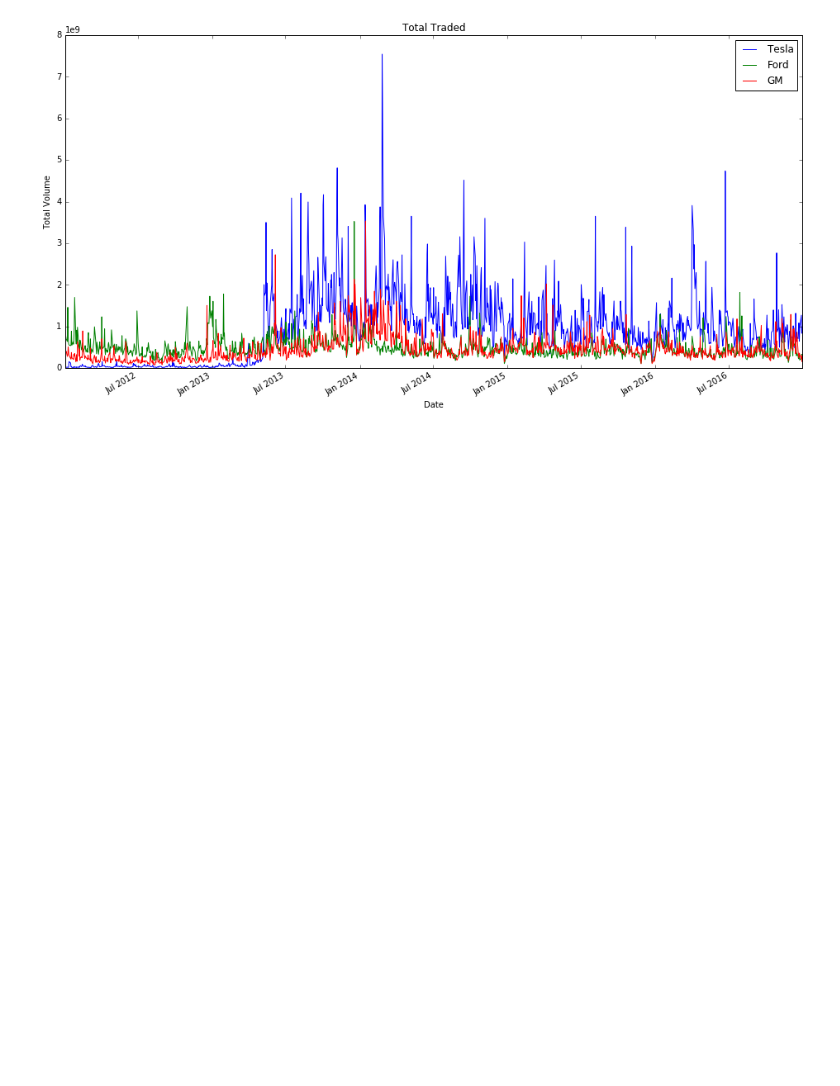
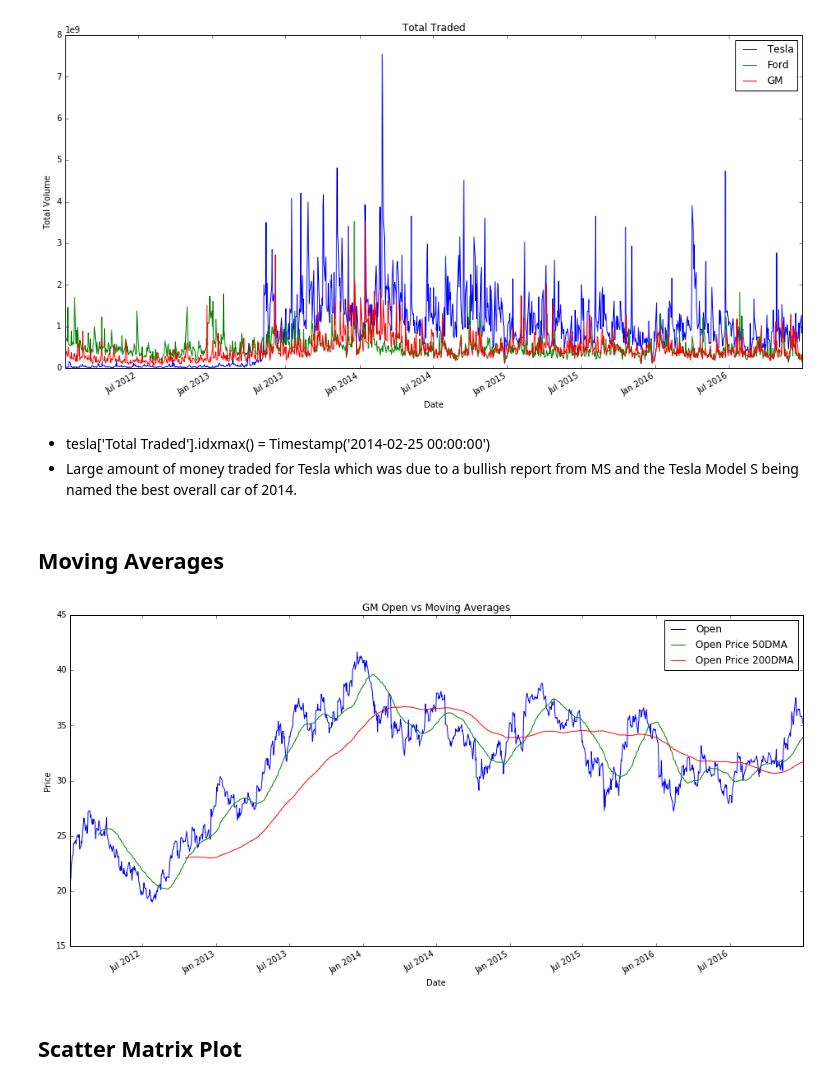
Before and after one commit to prynxc/Py-finance, a Jupyter notebook: Stock Market Analysis.ipynb, the cells around one changed output. Drawn from its saved outputs; the diff is of its cells as text; code cells hidden in the pictures; blank space fills up the shorter version.

```diff
--- a/Stock Market Analysis.ipynb
+++ b/Stock Market Analysis.ipynb
@@ -71,3 +70,17 @@ ax.set_ylabel('Total Volume')
 plt.legend(loc=0);
 # %% [output]
 [figure]
+# %% [markdown]
+- tesla['Total Traded'].idxmax() = Timestamp('2014-02-25 00:00:00')
+- Large amount of money traded for Tesla which was due to a bullish report from MS and the Tesla Model S being named the best overall car of 2014.
+# %% [markdown]
+## Moving Averages
+# %%
+gm['Open Price 50DMA'] = gm['Open'].rolling(50).mean()
+gm['Open Price 200DMA'] = gm['Open'].rolling(200).mean()
+gm[['Open','Open Price 50DMA','Open Price 200DMA']].plot(figsize=(16,8),title = 'GM Open vs Moving Averages')
+plt.ylabel('Price');
+# %% [output]
+[figure, added]
+# %% [markdown]
+## Scatter Matrix Plot
```
Also changed, not shown: parts of 7 cells of this notebook.
